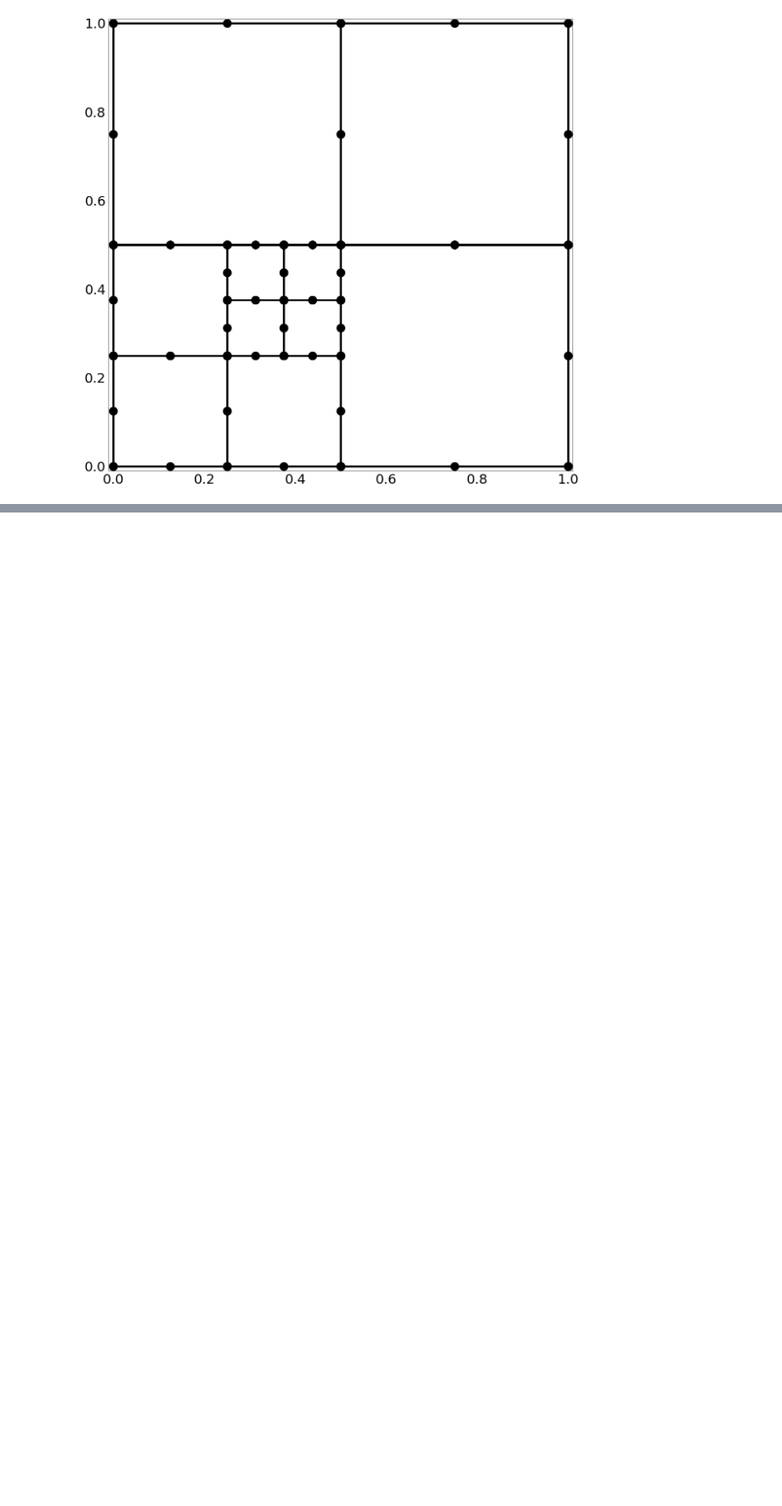
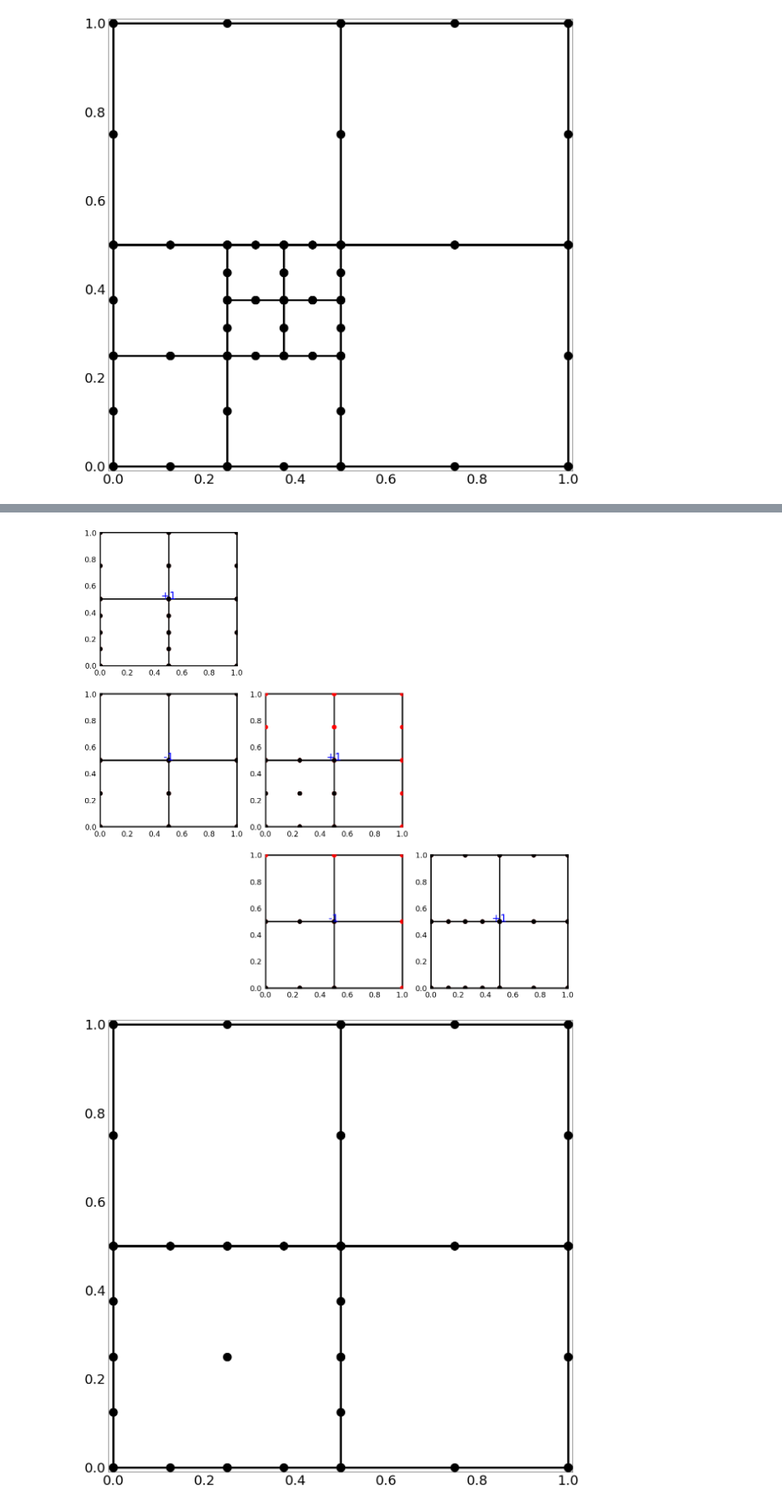
Before and after one commit to obersteiner/sparseSpACE, a Jupyter notebook: SGA_Paper_Figures.ipynb, the cells around one changed output, grey strips where cells are left out. Shown at 85% size. Cells and saved outputs as stored; diff of their text form; code cells hidden in the pictures; blank space fills up the shorter version.

```diff
--- a/SGA_Paper_Figures.ipynb
+++ b/SGA_Paper_Figures.ipynb
@@ -176,0 +284,6 @@ adaptiveCombiInstanceExtend.performSpatiallyAdaptiv(minv=1,maxv=2,f=f,errorOpera
+# %%
+adaptiveCombiInstanceExtend.print_resulting_combi_scheme()
+adaptiveCombiInstanceExtend.print_resulting_sparsegrid()
+# %% [output]
+[figure, added]
+[figure, added]
```
Also changed, not shown: parts of 7 cells of this notebook.
